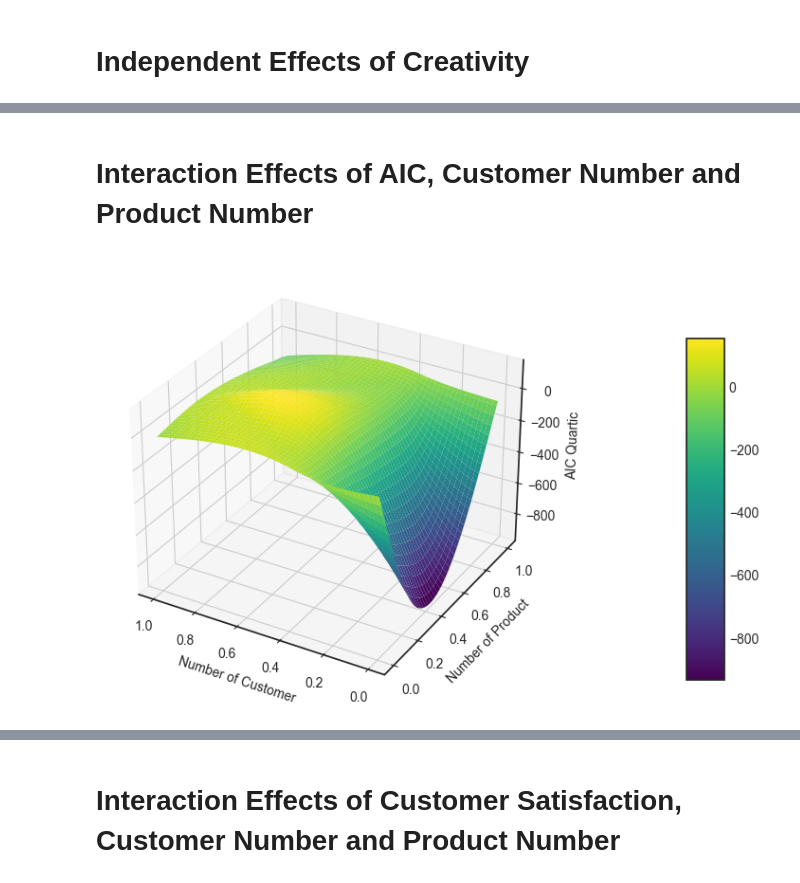
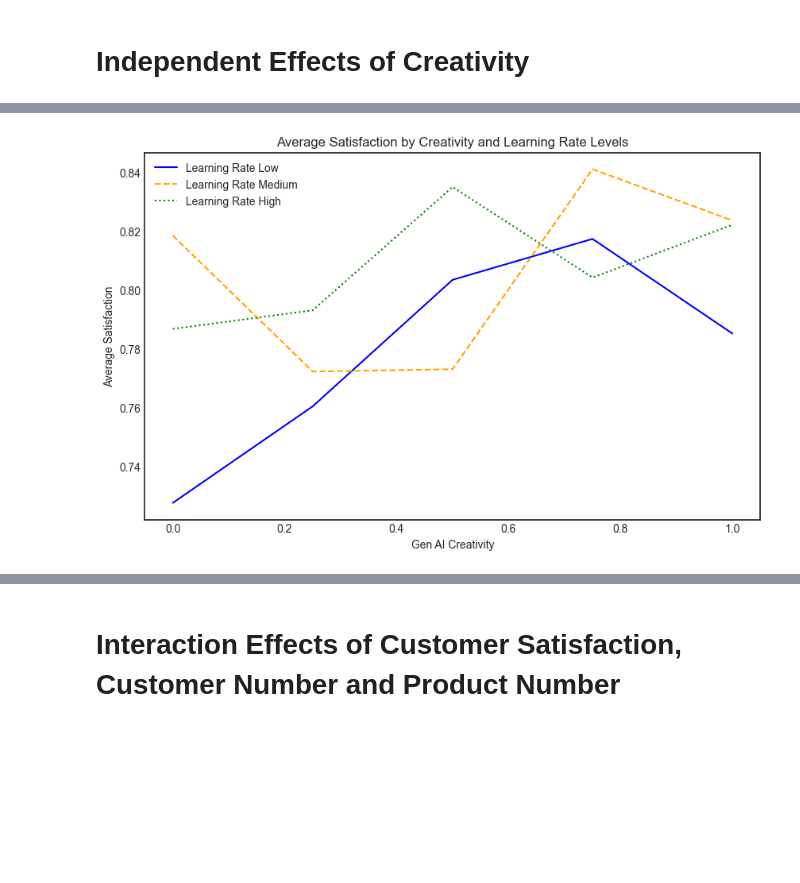
Before and after one commit to SecJiahui/GenAI_Customer, a Jupyter notebook: GenAI_Customer/regression.ipynb, the cells around one changed output, grey strips where cells are left out. Drawn from its saved outputs; the diff is of its cells as text; code cells hidden in the pictures; blank space fills up the shorter version.

```diff
--- a/GenAI_Customer/regression.ipynb
+++ b/GenAI_Customer/regression.ipynb
@@ -736,40 +744,33 @@ plt.show()
-# %% [markdown]
-# Interaction Effects of AIC, Customer Number and Product Number
-# %%
-# Creating a new figure for 3D plotting
-fig = plt.figure(figsize=(8, 6))
-ax = fig.add_subplot(111, projection='3d')
-
-# Extracting data for the axes
-x = data['n_customer']
-y = data['n_product']
-z = data['aic_quartic_original']
-
-# Creating a grid to interpolate
-xi = np.linspace(x.min(), x.max(), 100)
-yi = np.linspace(y.min(), y.max(), 100)
-xi, yi = np.meshgrid(xi, yi)
-zi = griddata((x, y), z, (xi, yi), method='cubic')
-
-# Plotting the surface
-surf = ax.plot_surface(xi, yi, zi, cmap='viridis', edgecolor='none')
-
-# Setting labels for each axis
-ax.set_xlabel('Number of Customer')
-ax.set_ylabel('Number of Product')
-ax.set_zlabel('AIC Quartic')
-
-# Inverting X axes
-ax.set_xlim(ax.get_xlim()[::-1])
-
-
-cbar_ax = fig.add_axes([0.99, 0.15, 0.05, 0.6])
-
-
-# Adding a color bar which maps values to colors
-fig.colorbar(surf, cax=cbar_ax, shrink=0.3, aspect=5)
-
-# Showing the plot
-plt.show()
-# %% [output]
-[figure, removed]
+# %%
+# Set the plotting style
+plt.style.use('seaborn-v0_8-white')
+
+# Create a new figure for plotting
+plt.figure(figsize=(10, 6))
+
+# Define line styles for different learning rate levels
+line_styles = ['-', '--', ':']
+
+# Plot a line for each learning rate level
+for rate_level, color, style in zip(['Learning Rate Low', 'Learning Rate Medium', 'Learning Rate High'], ['blue', 'orange', 'green'], line_styles):
+    # Filter data for the corresponding learning rate level
+    subset = data_normalized_df[data_normalized_df[rate_level] == 1]
+
+    # Calculate the average satisfaction for each level of creativity_gen_ai
+    average_satisfaction = subset.groupby('creativity_gen_ai')['Average Satisfaction'].mean()
+
+    # Plot the line with different styles
+    plt.plot(average_satisfaction.index, average_satisfaction.values, label=rate_level, color=color, linestyle=style)
+
+# Add title and axis labels
+plt.title('Average Satisfaction by Creativity and Learning Rate Levels')
+plt.xlabel('Gen AI Creativity')
+plt.ylabel('Average Satisfaction')
+
+# Add a legend
+plt.legend()
+
+# Display the plot
+plt.show()
+# %% [output]
+[figure, added]
```
Also changed, not shown: parts of 19 cells of this notebook.
